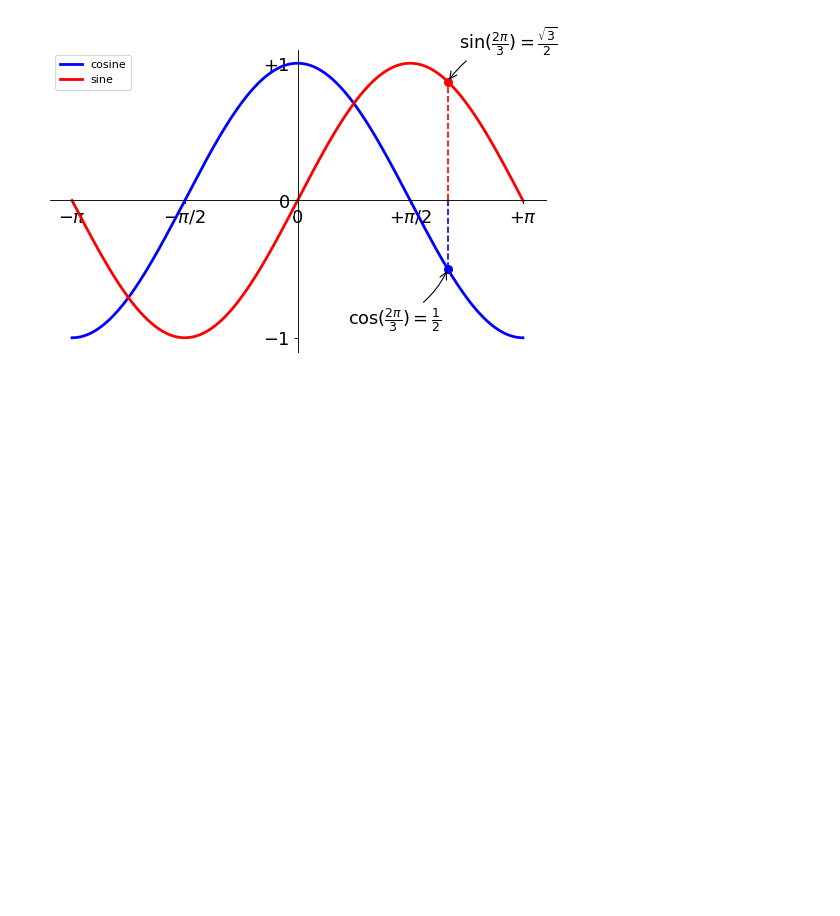
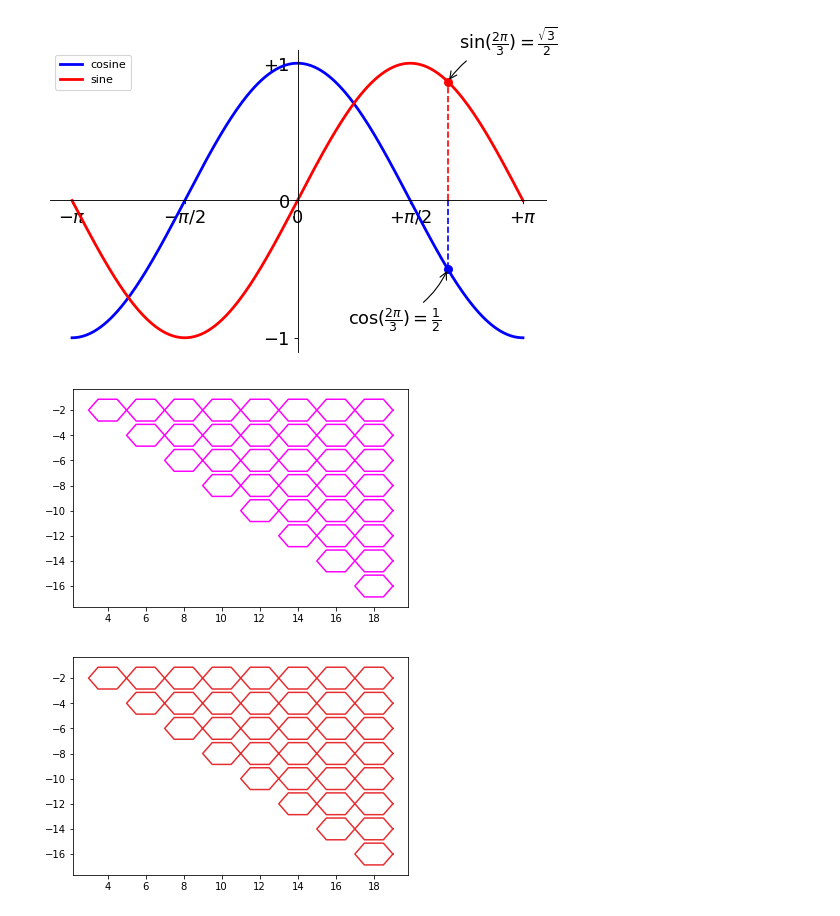
Before and after one commit to cndavy/mySympy, a Jupyter notebook: 探索/心形图形.ipynb, the cells around one changed output. Saved outputs shown, nothing was run; the diff lists cells and outputs as text; code cells hidden in the pictures; blank space fills up the shorter version.

```diff
--- a/心形图形.ipynb
+++ b/探索/心形图形.ipynb
@@ -232,3 +232,21 @@ show()
 # %% [output]
 [figure]
 [figure]
+# %%
+import matplotlib.pyplot as plt
+import numpy as np
+n=10
+phi = linspace(0, 2*pi,7)
+x = cos(phi)
+y = sin(phi)
+for i in range(1,n):
+    for j in range(1,i): #(绘图 1)
+        plt.plot(x + 2 * i, y - 2 * j ,color='#FF00FF')
+plt.show()
+for i in range(1,n):
+    for j in range(1,i): #(绘图 1)
+        plt.plot(x + 2 * i, y - 2 * j ,color=(0.9,.17,.18,.99))
+plt.show()
+# %% [output]
+[figure, added]
+[figure, added]
```
Also changed, not shown: parts of 4 cells of this notebook, 20 other files.
